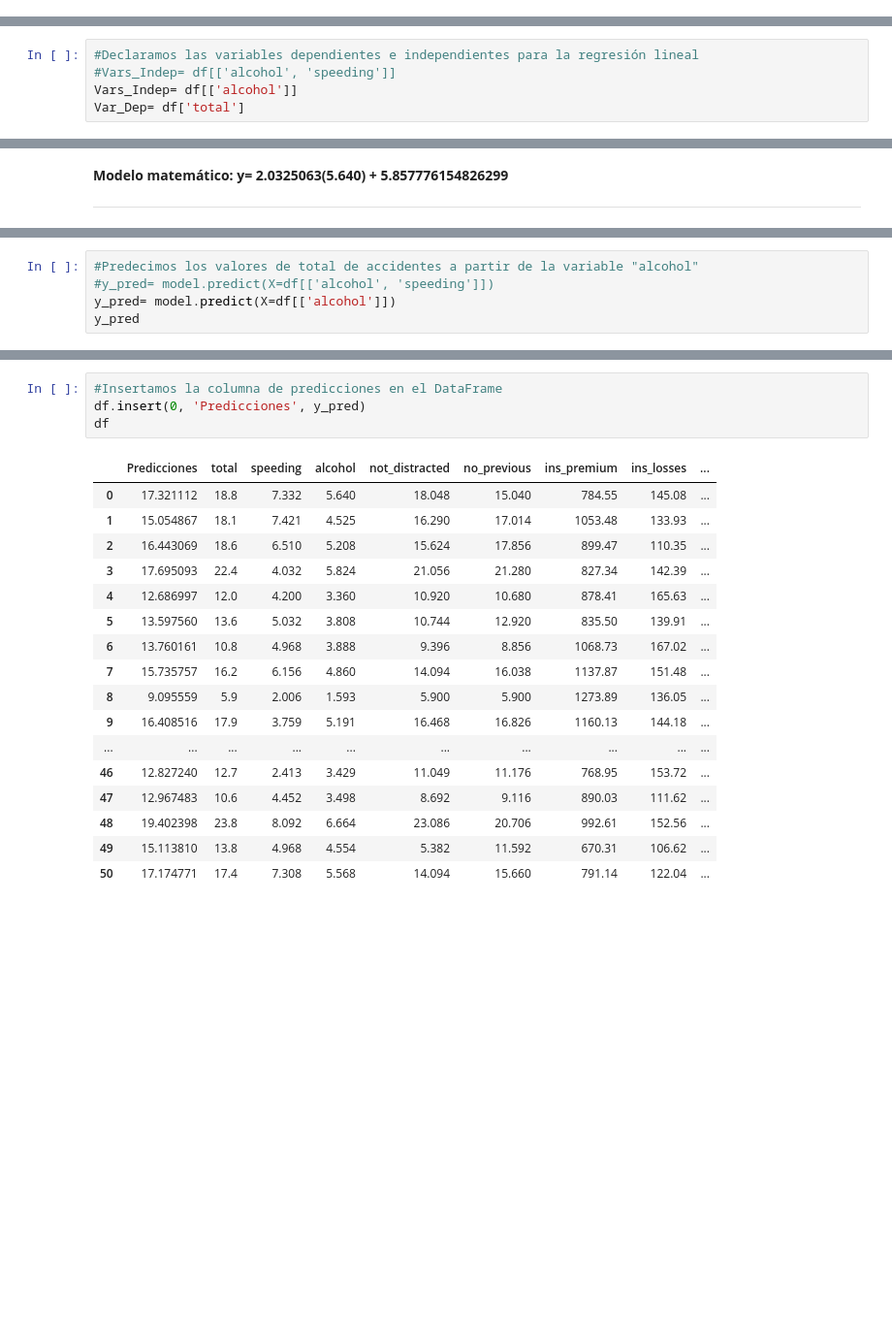
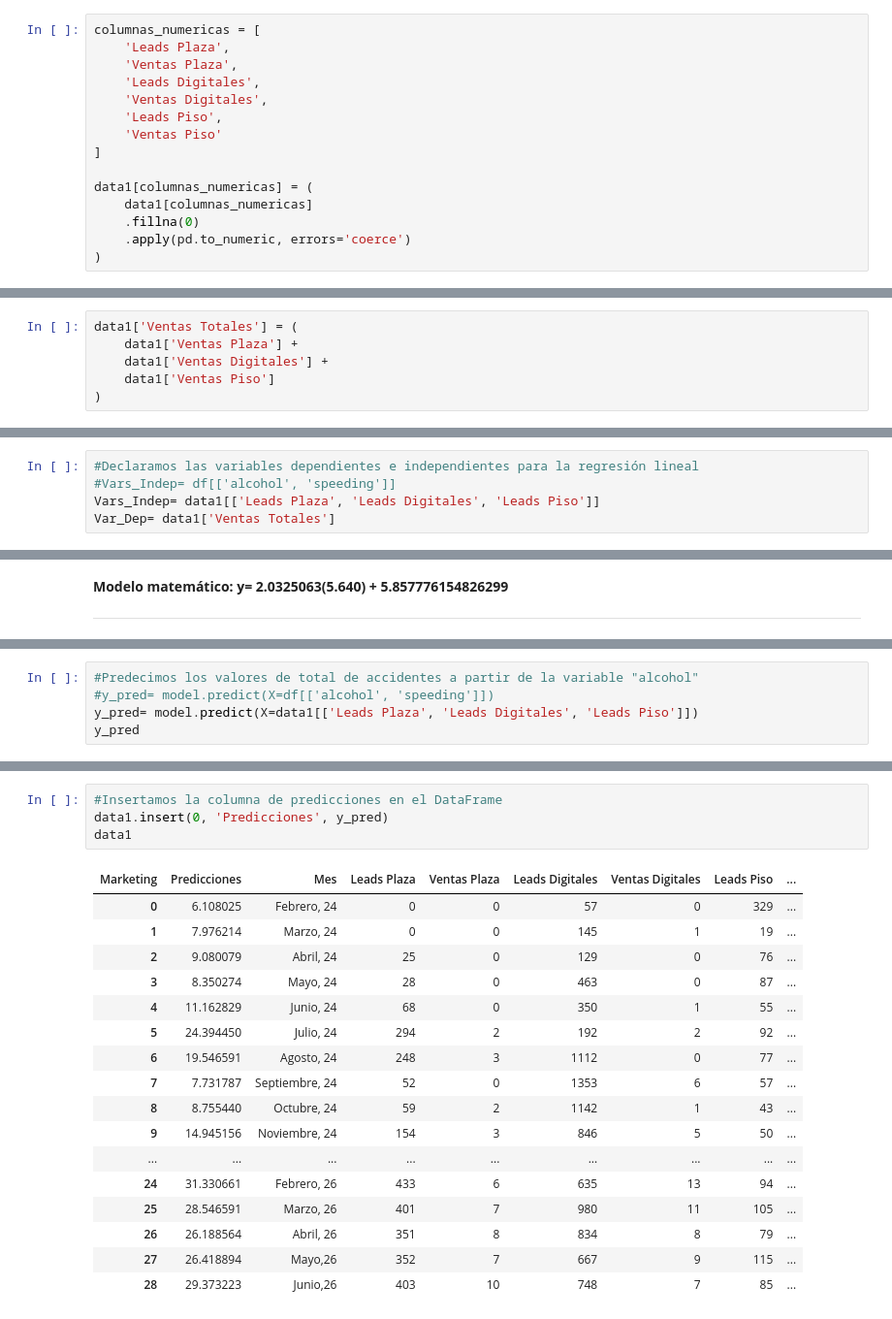
Before and after one commit to pats-pdf/1.-Extracci-n-de-Datos, a Jupyter notebook: Regresión Lineal Simple/Actividad 5.2/5_Regresión_Lineal__Simple.ipynb, the cells around one changed output, grey strips where cells are left out. Shown at 97% size. Cells and saved outputs as stored; diff of their text form; blank space fills up the shorter version.

```diff
--- a/Regresión Lineal Simple/Actividad 5.2/5_Regresión_Lineal__Simple.ipynb
+++ b/Regresión Lineal Simple/Actividad 5.2/5_Regresión_Lineal__Simple.ipynb
@@ -21,0 +95,15 @@ df.head(5)
+# %%
+columnas_numericas = [
+    'Leads Plaza',
+    'Ventas Plaza',
+    'Leads Digitales',
+    'Ventas Digitales',
+    'Leads Piso',
+    'Ventas Piso'
+]
+
+data1[columnas_numericas] = (
+    data1[columnas_numericas]
+    .fillna(0)
+    .apply(pd.to_numeric, errors='coerce')
+)
@@ -22,3 +121,9 @@ df.head(5)
+# %%
+data1['Ventas Totales'] = (
+    data1['Ventas Plaza'] +
+    data1['Ventas Digitales'] +
+    data1['Ventas Piso']
+)
 # %%
 #Imprimimos el scatter plot entre la variable dependiente (total) e independiente (alcohol)
 #para observar el comportamiento en su dispersión
@@ -31,5 +136,5 @@ sns.scatterplot(x='alcohol', y='total', color="blue", data=df)
 # %%
 #Declaramos las variables dependientes e independientes para la regresión lineal
 #Vars_Indep= df[['alcohol', 'speeding']]
-Vars_Indep= df[['alcohol']]
-Var_Dep= df['total']
+Vars_Indep= data1[['Leads Plaza', 'Leads Digitales', 'Leads Piso']]
+Var_Dep= data1['Ventas Totales']
@@ -79,6 +174,6 @@ model.score(Vars_Indep,Var_Dep)
 # %%
 #Predecimos los valores de total de accidentes a partir de la variable "alcohol"
 #y_pred= model.predict(X=df[['alcohol', 'speeding']])
-y_pred= model.predict(X=df[['alcohol']])
+y_pred= model.predict(X=data1[['Leads Plaza', 'Leads Digitales', 'Leads Piso']])
 y_pred
 # %% [output]
@@ -96,25 +186,25 @@ array([17.32111171, 15.05486718, 16.44306899, 17.69509287, 12.68699734,
 # %%
 #Insertamos la columna de predicciones en el DataFrame
-df.insert(0, 'Predicciones', y_pred)
-df
+data1.insert(0, 'Predicciones', y_pred)
+data1
 # %% [output]
-|  | Predicciones | total | speeding | alcohol | not_distracted | no_previous | ins_premium | ins_losses | ... |
-| 0 | 17.321112 | 18.8 | 7.332 | 5.640 | 18.048 | 15.040 | 784.55 | 145.08 | ... |
-| 1 | 15.054867 | 18.1 | 7.421 | 4.525 | 16.290 | 17.014 | 1053.48 | 133.93 | ... |
-| 2 | 16.443069 | 18.6 | 6.510 | 5.208 | 15.624 | 17.856 | 899.47 | 110.35 | ... |
-| 3 | 17.695093 | 22.4 | 4.032 | 5.824 | 21.056 | 21.280 | 827.34 | 142.39 | ... |
-| 4 | 12.686997 | 12.0 | 4.200 | 3.360 | 10.920 | 10.680 | 878.41 | 165.63 | ... |
-| 5 | 13.597560 | 13.6 | 5.032 | 3.808 | 10.744 | 12.920 | 835.50 | 139.91 | ... |
-| 6 | 13.760161 | 10.8 | 4.968 | 3.888 | 9.396 | 8.856 | 1068.73 | 167.02 | ... |
-| 7 | 15.735757 | 16.2 | 6.156 | 4.860 | 14.094 | 16.038 | 1137.87 | 151.48 | ... |
-| 8 | 9.095559 | 5.9 | 2.006 | 1.593 | 5.900 | 5.900 | 1273.89 | 136.05 | ... |
-| 9 | 16.408516 | 17.9 | 3.759 | 5.191 | 16.468 | 16.826 | 1160.13 | 144.18 | ... |
-| ... | ... | ... | ... | ... | ... | ... | ... | ... | ... |
-| 46 | 12.827240 | 12.7 | 2.413 | 3.429 | 11.049 | 11.176 | 768.95 | 153.72 | ... |
-| 47 | 12.967483 | 10.6 | 4.452 | 3.498 | 8.692 | 9.116 | 890.03 | 111.62 | ... |
-| 48 | 19.402398 | 23.8 | 8.092 | 6.664 | 23.086 | 20.706 | 992.61 | 152.56 | ... |
-| 49 | 15.113810 | 13.8 | 4.968 | 4.554 | 5.382 | 11.592 | 670.31 | 106.62 | ... |
-| 50 | 17.174771 | 17.4 | 7.308 | 5.568 | 14.094 | 15.660 | 791.14 | 122.04 | ... |
+| Marketing | Predicciones | Mes | Leads Plaza | Ventas Plaza | Leads Digitales | Ventas Digitales | Leads Piso | ... |
+| 0 | 6.108025 | Febrero, 24 | 0 | 0 | 57 | 0 | 329 | ... |
+| 1 | 7.976214 | Marzo, 24 | 0 | 0 | 145 | 1 | 19 | ... |
+| 2 | 9.080079 | Abril, 24 | 25 | 0 | 129 | 0 | 76 | ... |
+| 3 | 8.350274 | Mayo, 24 | 28 | 0 | 463 | 0 | 87 | ... |
+| 4 | 11.162829 | Junio, 24 | 68 | 0 | 350 | 1 | 55 | ... |
+| 5 | 24.394450 | Julio, 24 | 294 | 2 | 192 | 2 | 92 | ... |
+| 6 | 19.546591 | Agosto, 24 | 248 | 3 | 1112 | 0 | 77 | ... |
+| 7 | 7.731787 | Septiembre, 24 | 52 | 0 | 1353 | 6 | 57 | ... |
+| 8 | 8.755440 | Octubre, 24 | 59 | 2 | 1142 | 1 | 43 | ... |
+| 9 | 14.945156 | Noviembre, 24 | 154 | 3 | 846 | 5 | 50 | ... |
+| ... | ... | ... | ... | ... | ... | ... | ... | ... |
+| 24 | 31.330661 | Febrero, 26 | 433 | 6 | 635 | 13 | 94 | ... |
+| 25 | 28.546591 | Marzo, 26 | 401 | 7 | 980 | 11 | 105 | ... |
+| 26 | 26.188564 | Abril, 26 | 351 | 8 | 834 | 8 | 79 | ... |
+| 27 | 26.418894 | Mayo,26 | 352 | 7 | 667 | 9 | 115 | ... |
+| 28 | 29.373223 | Junio,26 | 403 | 10 | 748 | 7 | 85 | ... |
 # %%
 #Visualizamos la gráfica comparativa entre el total real y el total predecido
 
```
Also changed, not shown: parts of 46 cells of this notebook.
